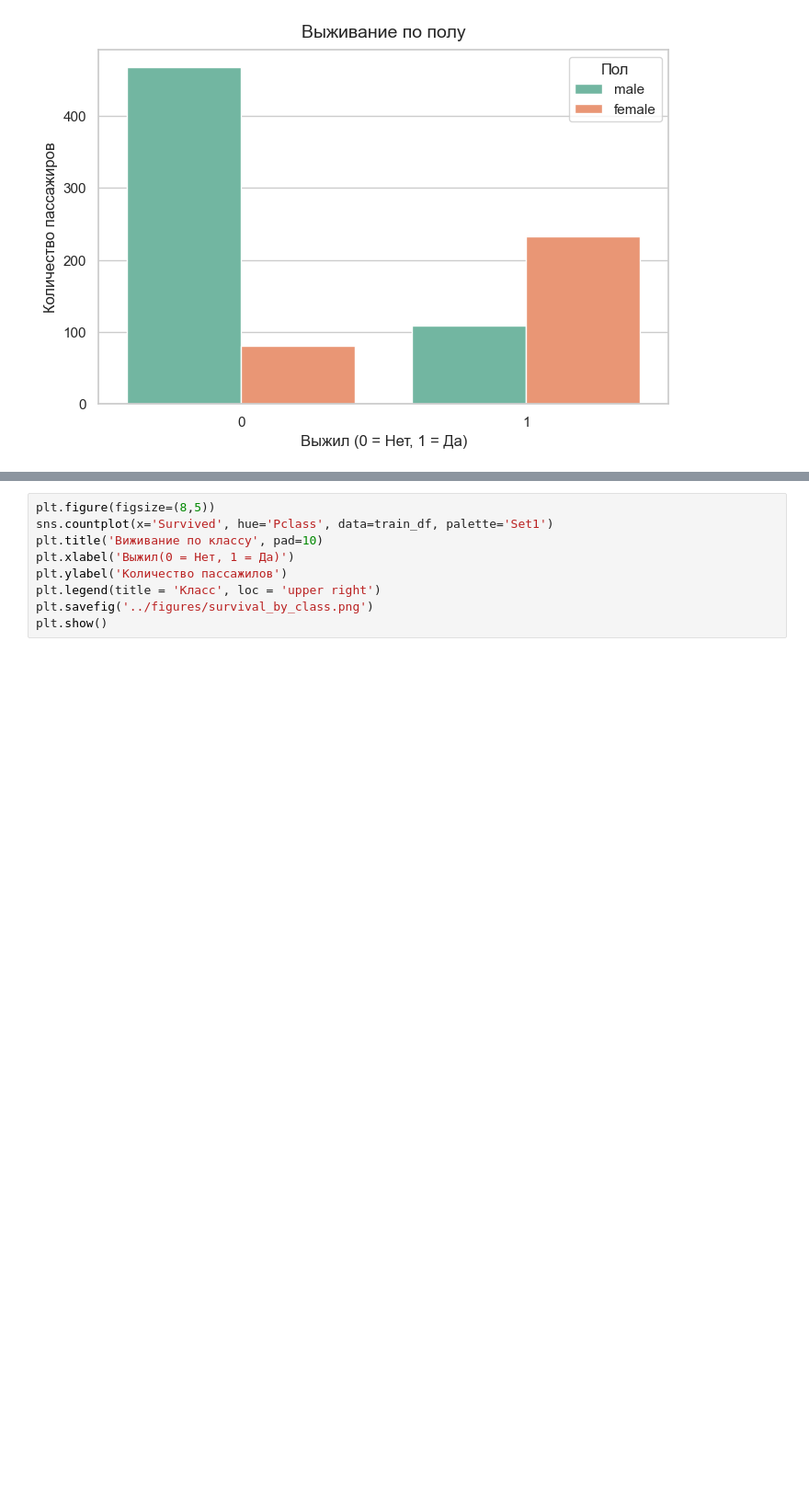
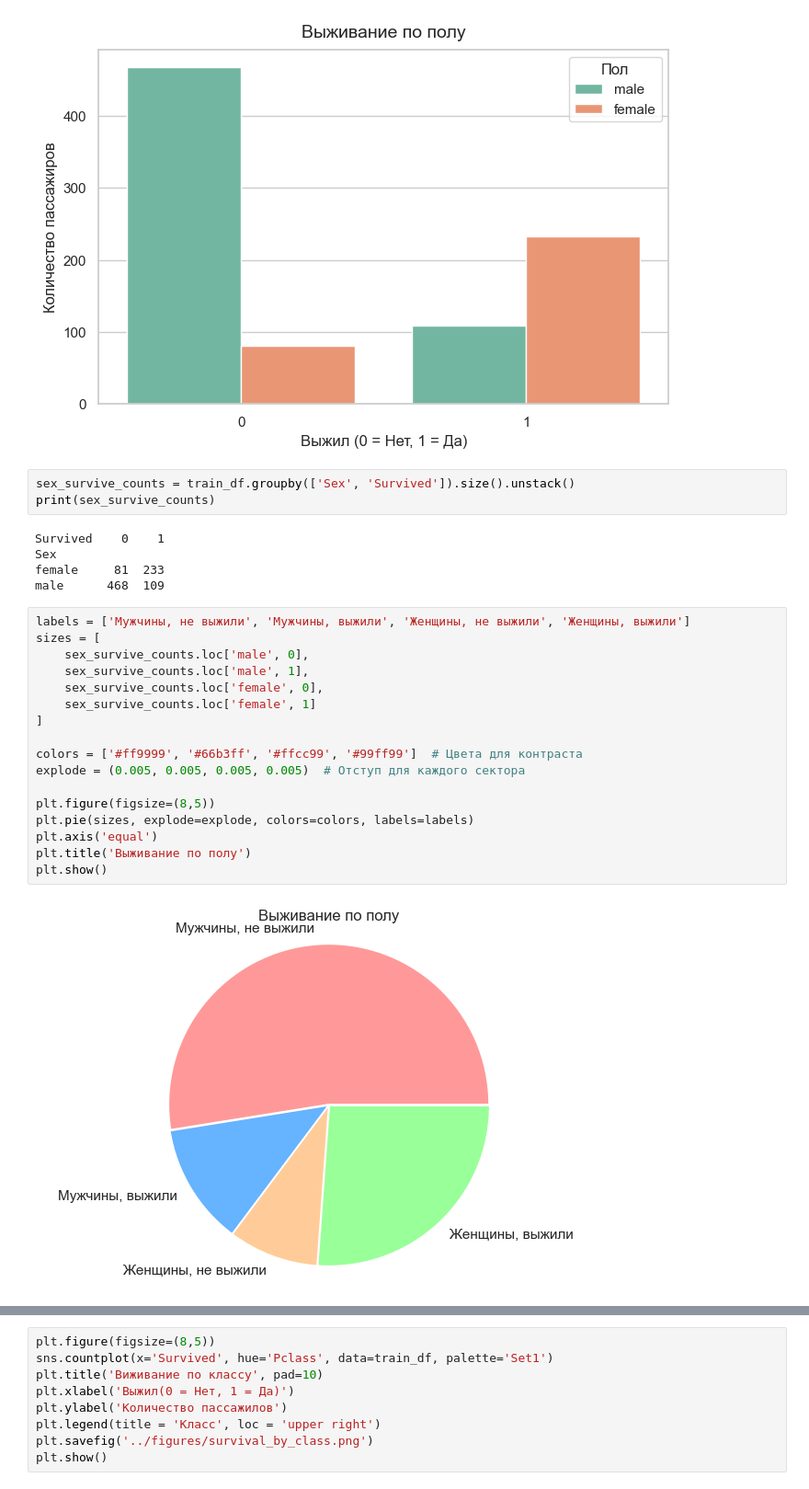
Before and after one commit to nafaniaa/titanic_project, a Jupyter notebook: notebooks/main.ipynb, the cells around one changed output, grey strips where cells are left out. Shown: that part at 92% size. Drawn from its saved outputs; the diff is of its cells as text; blank space fills up the shorter version.

```diff
--- a/notebooks/main.ipynb
+++ b/notebooks/main.ipynb
@@ -170,3 +180,30 @@ plt.savefig('../figures/survival_by_sex.png', dpi=300, bbox_inches='tight')
 plt.show()
 # %% [output]
 [figure]
+# %%
+sex_survive_counts = train_df.groupby(['Sex', 'Survived']).size().unstack()
+print(sex_survive_counts)
+# %% [output]
+Survived    0    1
+Sex
+female     81  233
+male      468  109
+# %%
+labels = ['Мужчины, не выжили', 'Мужчины, выжили', 'Женщины, не выжили', 'Женщины, выжили']
+sizes = [
+    sex_survive_counts.loc['male', 0],
+    sex_survive_counts.loc['male', 1],
+    sex_survive_counts.loc['female', 0],
+    sex_survive_counts.loc['female', 1]
+]
+
+colors = ['#ff9999', '#66b3ff', '#ffcc99', '#99ff99']  # Цвета для контраста
+explode = (0.005, 0.005, 0.005, 0.005)  # Отступ для каждого сектора
+
+plt.figure(figsize=(8,5))
+plt.pie(sizes, explode=explode, colors=colors, labels=labels)
+plt.axis('equal')
+plt.title('Выживание по полу')
+plt.show()
+# %% [output]
+[figure, added]
```
Also changed, not shown: parts of 31 cells of this notebook.
